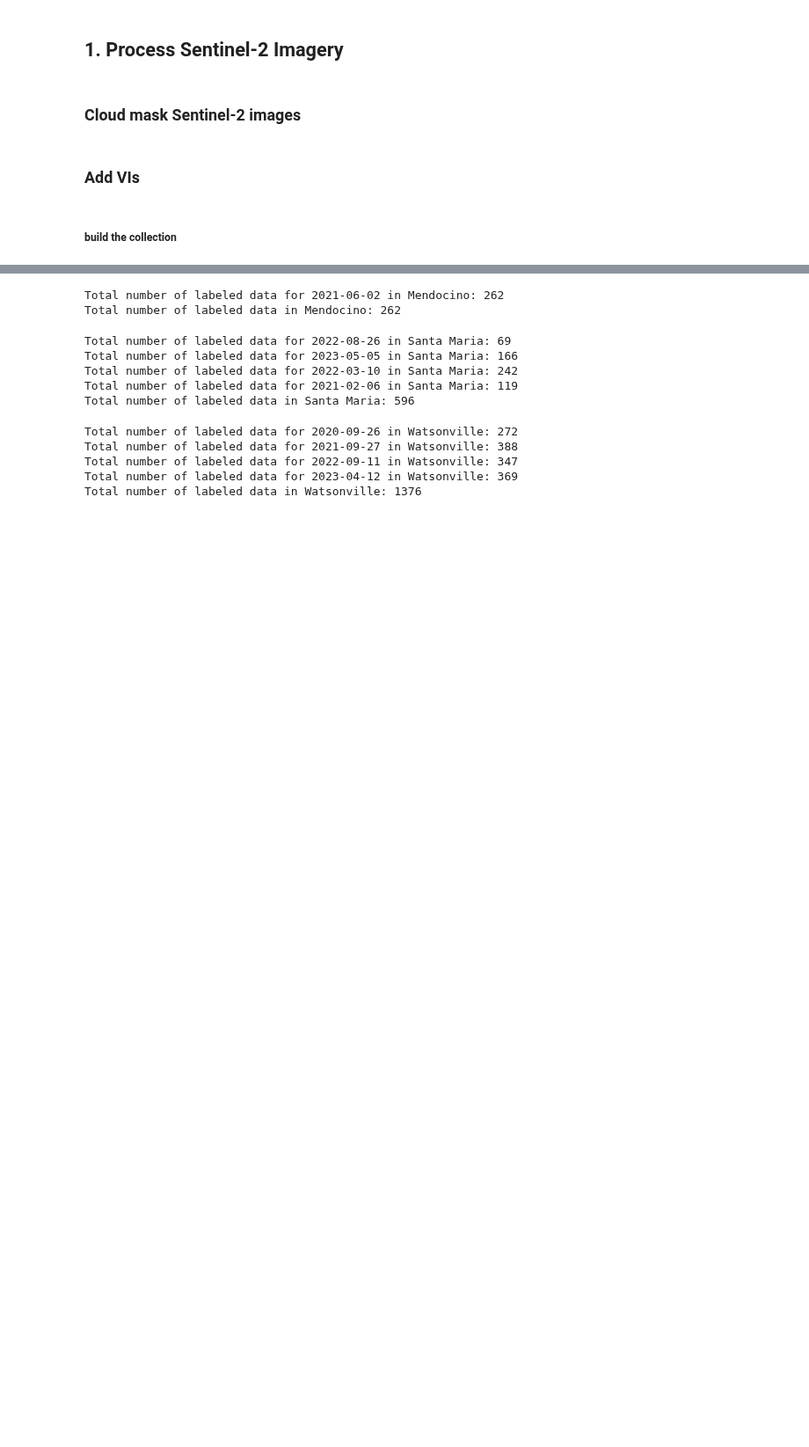
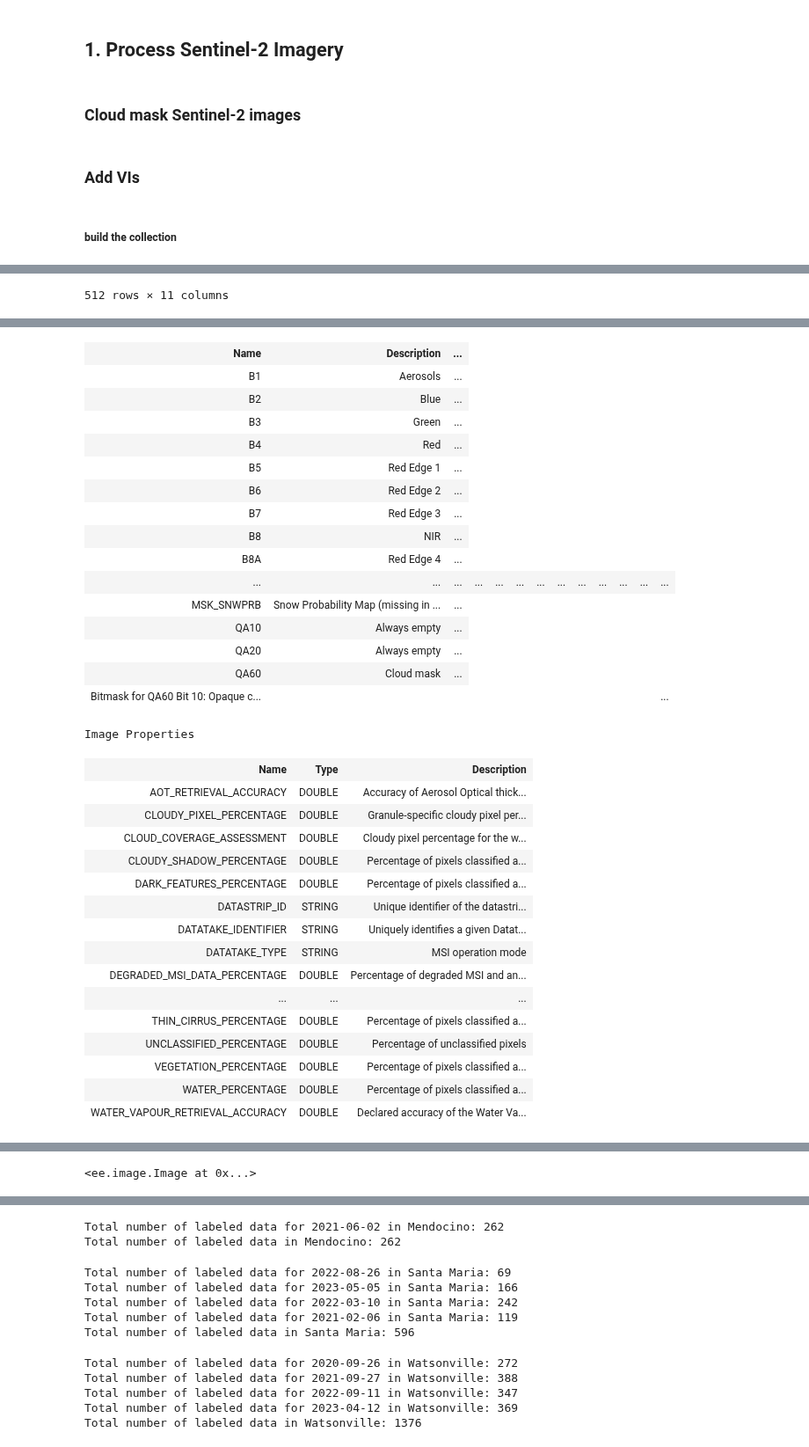
Before and after one commit to tnc-ca-geo/rs-ag-plastics, a Jupyter notebook: AT_StatewideModelDraft.ipynb, the cells around one changed output, grey strips where cells are left out. Shown at 88% size. Cells and saved outputs as stored; diff of their text form; code cells hidden in the pictures; blank space fills up the shorter version.

Commit message:
debugging empty image collection

```diff
--- a/AT_StatewideModelDraft.ipynb
+++ b/AT_StatewideModelDraft.ipynb
@@ -210,19 +219,20 @@ def processCountyFeatureCollection(fc, county):
     min_lat = df['Latitude'].min()
     max_lat = df['Latitude'].max()
     roi = ee.Geometry.Rectangle([min_lon, min_lat, max_lon, max_lat])
+    return roi
+    # # Iterate through unique dates
 
-    # Iterate through unique dates
+    # # df = df[df.groupby('Date')['Date'].transform('size') > 100]
+    # df = df[df['Date'] == '2023-05-06']
+    # dates = df["Date"].unique()
+    # # dateslist = df["Date"].value_counts()
+    # all_county_data = []
+    # # print(dateslist)
+    # display(df)
 
-    df = df[df.groupby('Date')['Date'].transform('size') > 100]
-    dates = df["Date"].unique()
-    dateslist = df["Date"].value_counts()
-    all_county_data = []
-    print(dateslist)
-    display(df)
-
-    for date in dates:
-        all_county_data.append(get_collection_on_date(df, county, date, roi))
-    # all_county_data is a list of feature collections, same number as dates for that county
-    county_fc = ee.FeatureCollection(all_county_data).flatten()
-    print(f"Total number of labeled data in {county}:", county_fc.size().getInfo())
-    return county_fc
+    # for date in dates:
+    #     all_county_data.append(get_collection_on_date(df, county, date, roi))
+    # # all_county_data is a list of feature collections, same number as dates for that county
+    # county_fc = ee.FeatureCollection(all_county_data).flatten()
+    # print(f"Total number of labeled data in {county}:", county_fc.size().getInfo())
+    # return county_fc
@@ -252,0 +239,16 @@ EEException: Image.select: Band pattern 'B4' was applied to an Image with no ban
+# %%
+roi = processCountyFeatureCollection(fc_Oxnard, "Oxnard")
+
+start = '2023-04-26'
+end = '2023-05-16'
+images = processedCollection.filterBounds(roi).filterDate(start, end)
+print(images.size().getInfo())
+
+m = geemap.Map()
+m.addLayer(oxnard_bnd)
+m.addLayer(roi)
+m.centerObject(oxnard_bnd)
+m
+
+# data_Oxnard = processCountyFeatureCollection(fc_Oxnard, "Oxnard")
+# %% [output]
@@ -252,0 +267 @@ EEException: Image.select: Band pattern 'B4' was applied to an Image with no ban
+512 rows × 11 columns
@@ -252,0 +288,33 @@ EEException: Image.select: Band pattern 'B4' was applied to an Image with no ban
+| Name | Description | ... |
+| B1 | Aerosols | ... |
+| B2 | Blue | ... |
+| B3 | Green | ... |
+| B4 | Red | ... |
+| B5 | Red Edge 1 | ... |
+| B6 | Red Edge 2 | ... |
+| B7 | Red Edge 3 | ... |
+| B8 | NIR | ... |
+| B8A | Red Edge 4 | ... |
+| ... | ... | ... | ... | ... | ... | ... | ... | ... | ... | ... | ... | ... |
+| MSK_SNWPRB | Snow Probability Map (missing in ... | ... |
+| QA10 | Always empty | ... |
+| QA20 | Always empty | ... |
+| QA60 | Cloud mask | ... |
+| Bitmask for QA60 Bit 10: Opaque c... |  |  |  |  |  |  |  |  |  |  |  | ... |
+Image Properties
+| Name | Type | Description |
+| AOT_RETRIEVAL_ACCURACY | DOUBLE | Accuracy of Aerosol Optical thick... |
+| CLOUDY_PIXEL_PERCENTAGE | DOUBLE | Granule-specific cloudy pixel per... |
+| CLOUD_COVERAGE_ASSESSMENT | DOUBLE | Cloudy pixel percentage for the w... |
+| CLOUDY_SHADOW_PERCENTAGE | DOUBLE | Percentage of pixels classified a... |
+| DARK_FEATURES_PERCENTAGE | DOUBLE | Percentage of pixels classified a... |
+| DATASTRIP_ID | STRING | Unique identifier of the datastri... |
+| DATATAKE_IDENTIFIER | STRING | Uniquely identifies a given Datat... |
+| DATATAKE_TYPE | STRING | MSI operation mode |
+| DEGRADED_MSI_DATA_PERCENTAGE | DOUBLE | Percentage of degraded MSI and an... |
+| ... | ... | ... |
+| THIN_CIRRUS_PERCENTAGE | DOUBLE | Percentage of pixels classified a... |
+| UNCLASSIFIED_PERCENTAGE | DOUBLE | Percentage of unclassified pixels |
+| VEGETATION_PERCENTAGE | DOUBLE | Percentage of pixels classified a... |
+| WATER_PERCENTAGE | DOUBLE | Percentage of pixels classified a... |
+| WATER_VAPOUR_RETRIEVAL_ACCURACY | DOUBLE | Declared accuracy of the Water Va... |
@@ -252,0 +338 @@ EEException: Image.select: Band pattern 'B4' was applied to an Image with no ban
+<ee.image.Image at 0x...>
```
Also changed, not shown: parts of 5 cells of this notebook.
